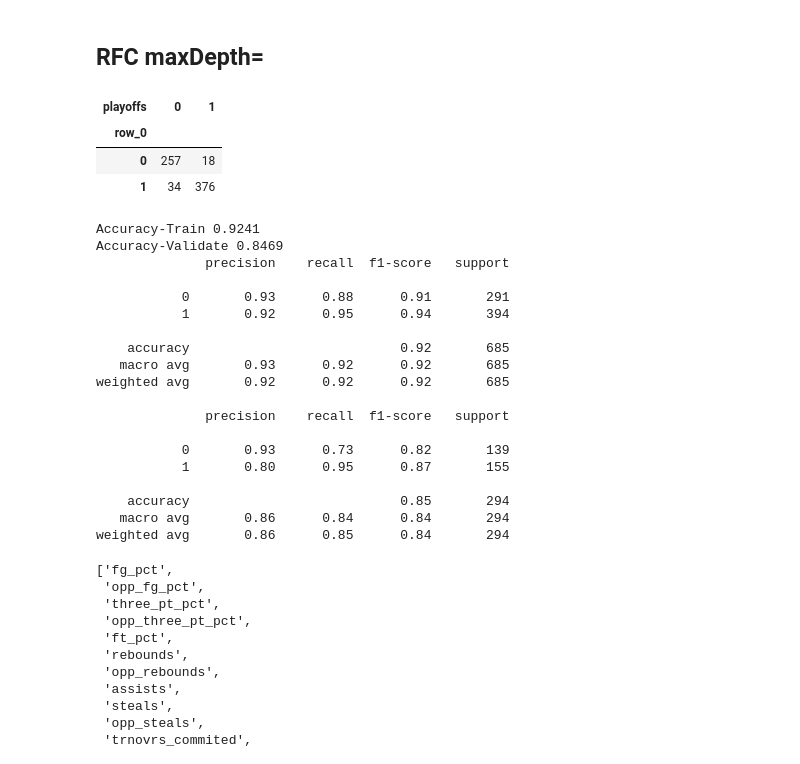
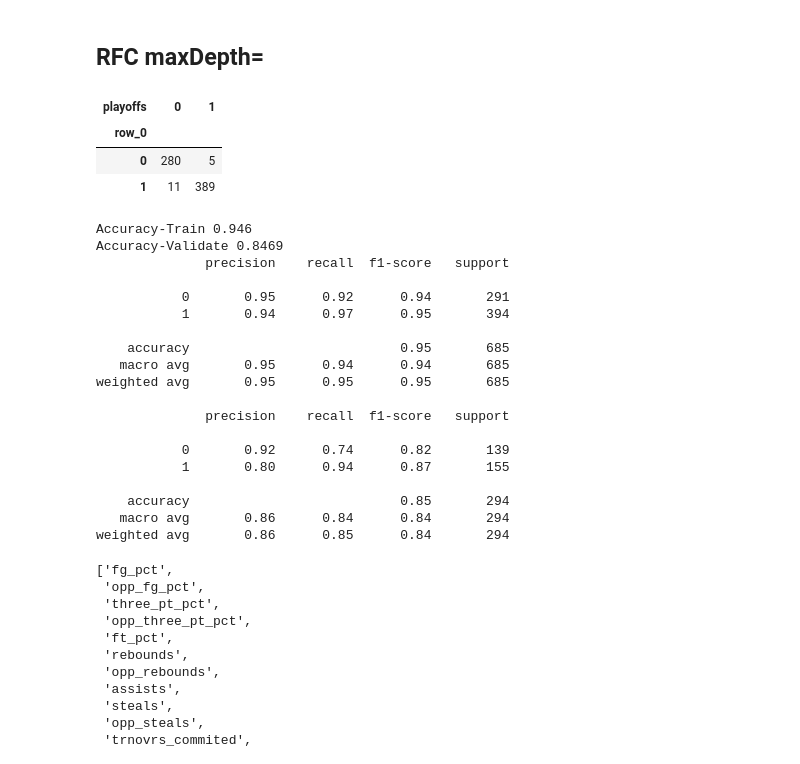
Before and after one commit to RichardAlcabes22/nba_project, a Jupyter notebook: nba_playoff_model.ipynb, the cells around one changed output. Cells and saved outputs as stored; diff of their text form; code cells hidden in the pictures.

```diff
--- a/nba_playoff_model.ipynb
+++ b/nba_playoff_model.ipynb
@@ -180,38 +193,38 @@ dtc_feat_df.sort_values('coef',ascending=False)
 ## RFC maxDepth=
 # %%
 # create the Random Forest model
-rf1 = RandomForestClassifier(n_estimators=301,max_depth=4,min_samples_leaf=1)
-# fit the model to the TRAIN dataset:
+rf1 = RandomForestClassifier(n_estimators=201,max_depth=6,min_samples_leaf=1)
+# fit the model to the TRAIN dataset1
 rf1.fit(X_train, y_train)
 # use the model by calling for the predictions made via the TRAIN dataset
 rf1_preds = rf1.predict(X_train)
 pd.crosstab(rf1_preds,y_train) # a confusion matrix with ACTUALS as columns and PREDICTIONS as rows
 # %% [output]
 | playoffs | 0 | 1 |
 | row_0 |  |  |
-| 0 | 257 | 18 |
-| 1 | 34 | 376 |
+| 0 | 280 | 5 |
+| 1 | 11 | 389 |
 # %%
 print(f'Accuracy-Train {round(rf1.score(X_train,y_train),4)}')
 print(f'Accuracy-Validate {round(rf1.score(X_validate,y_validate),4)}')
 print(classification_report(y_train,rf1_preds))
 print(classification_report(y_validate,rf1.predict(X_validate)))
 # %% [output]
-Accuracy-Train 0.9241
+Accuracy-Train 0.946
 Accuracy-Validate 0.8469
               precision    recall  f1-score   support
 
-           0       0.93      0.88      0.91       291
-           1       0.92      0.95      0.94       394
+           0       0.95      0.92      0.94       291
+           1       0.94      0.97      0.95       394
 
-    accuracy                           0.92       685
-   macro avg       0.93      0.92      0.92       685
-weighted avg       0.92      0.92      0.92       685
+    accuracy                           0.95       685
+   macro avg       0.95      0.94      0.94       685
+weighted avg       0.95      0.95      0.95       685
 
               precision    recall  f1-score   support
 
-           0       0.93      0.73      0.82       139
-           1       0.80      0.95      0.87       155
+           0       0.92      0.74      0.82       139
+           1       0.80      0.94      0.87       155
 
     accuracy                           0.85       294
    macro avg       0.86      0.84      0.84       294
```
Also changed, not shown: parts of 17 cells of this notebook, 2 other files.
